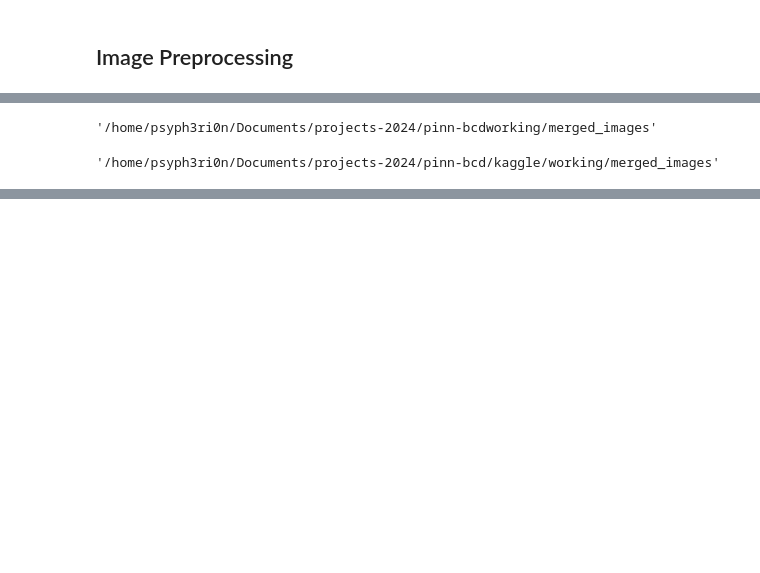
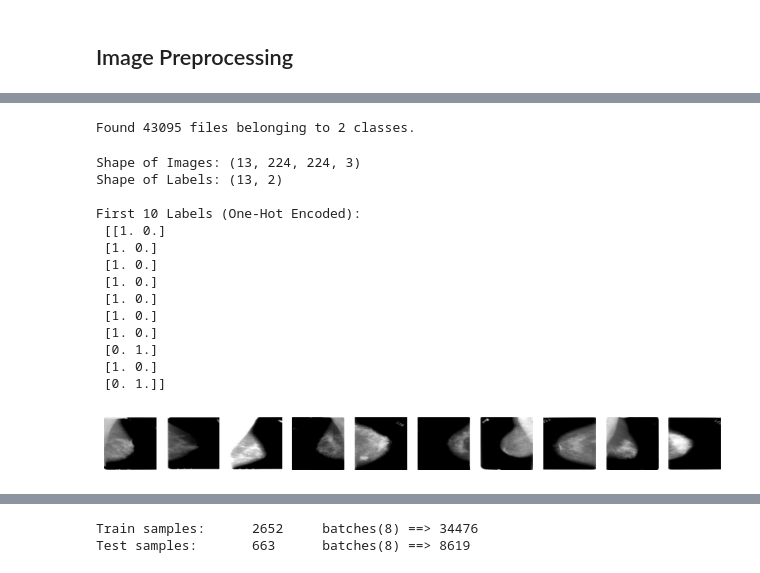
Before and after one commit to psypherion/pinn-bcd, a Jupyter notebook: processor/test.ipynb, the cells around one changed output, grey strips where cells are left out. Cells and saved outputs as stored; diff of their text form; code cells hidden in the pictures; blank space fills up the shorter version.

```diff
--- a/processor/test.ipynb
+++ b/processor/test.ipynb
@@ -880,4 +914,0 @@ destination_dir = os.path.join(os.getcwd().split("/processor")[0]+"working", "me
-# %%
-destination_dir
-# %% [output]
-'/home/psyph3ri0n/Documents/projects-2024/pinn-bcdworking/merged_images'
@@ -887,4 +914,0 @@ pwd = f"{pwd}/kaggle/working/merged_images"
-# %%
-pwd
-# %% [output]
-'/home/psyph3ri0n/Documents/projects-2024/pinn-bcd/kaggle/working/merged_images'
@@ -892,0 +915,46 @@ os.makedirs(pwd, exist_ok=True)
+# %%
+data_dir = '../kaggle/working/merged_images'  # Update with your dataset path
+
+# Create a dataset for the entire data to use for split
+full_dataset = tf.keras.preprocessing.image_dataset_from_directory(
+    data_dir,
+    labels='inferred',
+    label_mode='categorical',
+    image_size=(224, 224),
+    seed=30,
+    shuffle=True,
+    batch_size=13
+)
+# %% [output]
+Found 43095 files belonging to 2 classes.
+# %%
+for images, labels in full_dataset.take(1):  # Take the first batch
+    print("Shape of Images:", images.shape)  # Should be (batch_size, 224, 224, 3)
+    print("Shape of Labels:", labels.shape)  # Should be (batch_size, number_of_classes)
+
+    # Print first 5 label values
+    print("\nFirst 10 Labels (One-Hot Encoded):\n", labels.numpy()[:10])
+
+    # Display some images with their labels
+    plt.figure(figsize=(10, 5))
+    for i in range(min(10, len(images))):
+        plt.subplot(1, 10, i + 1)
+        plt.imshow(images[i].numpy().astype("uint8"))  # Convert tensor to image format
+        plt.axis("off")
+    plt.show()
+# %% [output]
+Shape of Images: (13, 224, 224, 3)
+Shape of Labels: (13, 2)
+
+First 10 Labels (One-Hot Encoded):
+ [[1. 0.]
+ [1. 0.]
+ [1. 0.]
+ [1. 0.]
+ [1. 0.]
+ [1. 0.]
+ [1. 0.]
+ [0. 1.]
+ [1. 0.]
+ [0. 1.]]
+[figure, added]
@@ -892,0 +962,21 @@ os.makedirs(pwd, exist_ok=True)
+# %%
+total_samples = tf.data.experimental.cardinality(full_dataset).numpy()
+
+# Step 3: Split the dataset into train, validation, and test sets
+train_size = int(0.8* total_samples)                 # 80% for training
+test_size = total_samples - train_size                # 20% for testing
+
+# Create train, validation, and test datasets
+train_dataset = full_dataset.take(train_size)
+test_dataset = full_dataset.skip(train_size)
+
+# Prefetch to Improve Performance
+train_dataset = train_dataset.prefetch(buffer_size=tf.data.experimental.AUTOTUNE)
+test_dataset = test_dataset.prefetch(buffer_size=tf.data.experimental.AUTOTUNE)
+
+# Print the number of samples in each dataset
+print(f"Train samples:      {train_size}     batches(8) ==> {train_size*13}")
+print(f"Test samples:       {test_size}      batches(8) ==> {test_size*13}")
+# %% [output]
+Train samples:      2652     batches(8) ==> 34476
+Test samples:       663      batches(8) ==> 8619
```
Also changed, not shown: parts of 25 cells of this notebook, 6 other files.
